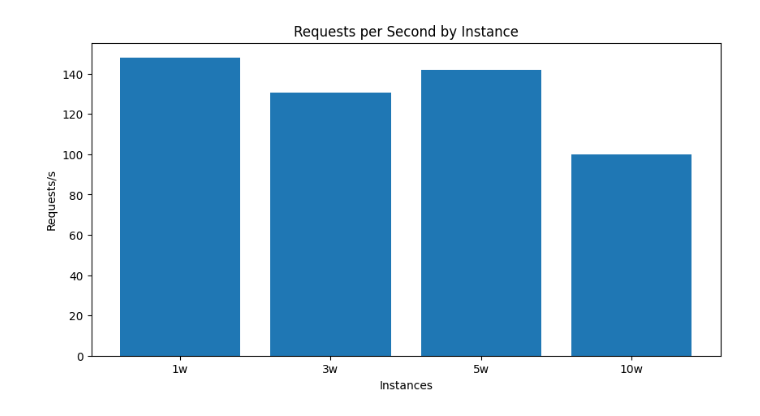
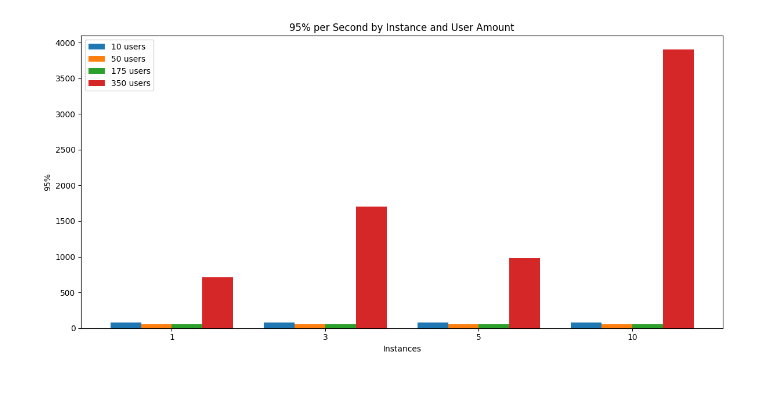
Before and after one commit to rafaelsalb/comp-dist-av2, a Jupyter notebook: lista_docker/3/graphics.ipynb, the cells around one changed output. Drawn from its saved outputs; the diff is of its cells as text; code cells hidden in the pictures; blank space fills up the shorter version.

```diff
--- a/lista_docker/3/graphics.ipynb
+++ b/lista_docker/3/graphics.ipynb
@@ -4 +7,3 @@ import matplotlib.pyplot as plt
+# %%
+current_dir: Path = Path.cwd().resolve()
 # %%
@@ -11,6 +27,5 @@ columns_to_plot: list[str] = ['95%', 'Requests/s', 'instances']
 # %%
 plots_df: pl.DataFrame = (
-    pl.concat([_1w_df, _3w_df, _5w_df, _10w_df])
-    .filter(pl.col('Name') == pl.lit("Aggregated"))
-    .select(columns_to_plot)
+    pl.concat(dfs)
+    .sort(['instances', 'users_amount'])
 )
@@ -17,11 +62,30 @@ plots_df: pl.DataFrame = (
 # %%
-# gráfico 35o usuarios
-# gráfico 35o usuarios
-fig, ax = plt.subplots(figsize=(10, 5))
-ax.bar(plots_df['instances'], plots_df['Requests/s'])
+# Prepare data
+user_amounts = [10, 50 , 175, 350]
+instances = [1, 3, 5, 10]
+
+# Set up bar positions
+x = np.arange(len(instances))
+width = 0.2  # Width of each bar
+multiplier = 0
+
+fig, ax = plt.subplots(figsize=(12, 6))
+
+# Create a bar for each user amount
+for user_amount in user_amounts:
+    data = plots_df.filter(pl.col('users_amount') == user_amount)
+    offset = width * multiplier
+    ax.bar(x + offset, data['95%'], width, label=f'{user_amount} users')
+    multiplier += 1
+
 ax.set_xlabel('Instances')
-ax.set_ylabel('Requests/s')
-ax.set_title('Requests per Second by Instance')
+ax.set_ylabel('95%')
+ax.set_title('95% per Second by Instance and User Amount')
+ax.set_xticks(x + width * (len(user_amounts) - 1) / 2)
+ax.set_xticklabels(instances)
+ax.legend(loc='best')
+plt.tight_layout()
+plt.savefig('./resultados/95%_by_instance.pdf', format='pdf')
 plt.show()
 # %% [output]
-[figure, old version]
+[figure, new version]
```
Also changed, not shown: parts of 5 cells of this notebook, 24 other files.
